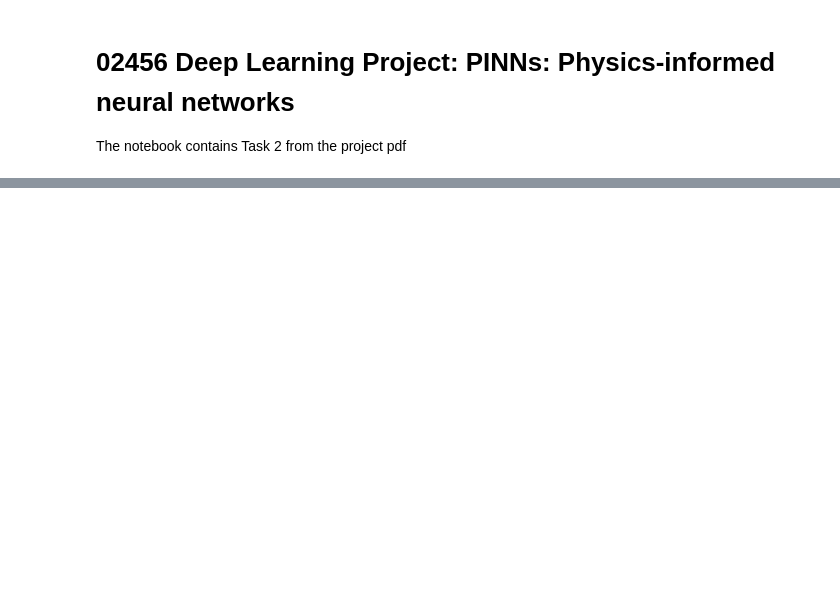
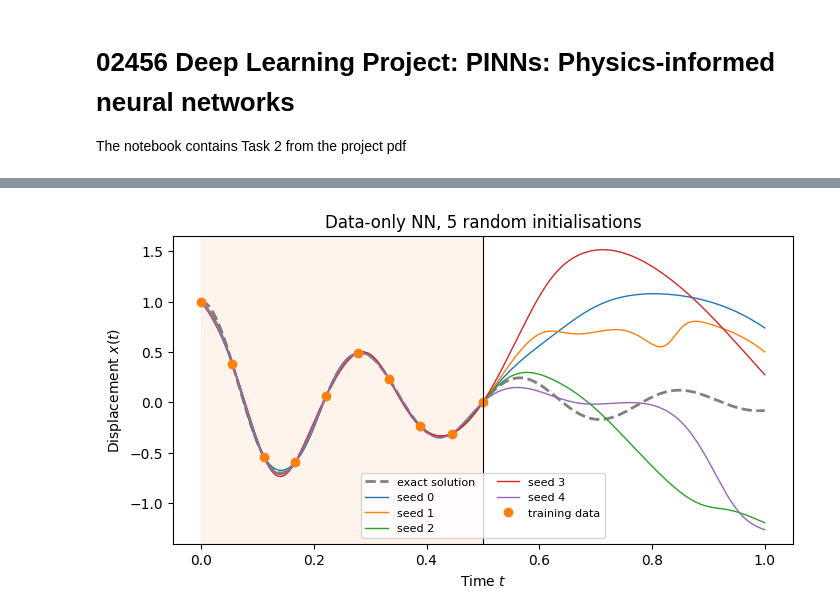
Before and after one commit to mu-10/02456_PINNs, a Jupyter notebook: task2.ipynb, the cells around one changed output, grey strips where cells are left out. Saved outputs shown, nothing was run; the diff lists cells and outputs as text; code cells hidden in the pictures; blank space fills up the shorter version.

```diff
--- a/task2.ipynb
+++ b/task2.ipynb
@@ -20,0 +97,25 @@ ModuleNotFoundError: No module named 'numpy'
+# %%
+def train_data_only(net, num_epochs=20000, lr=1e-3, print_every=2000):
+    optimizer = optim.Adam(net.parameters(), lr=lr) # optimizer and loss function
+    criterion = nn.MSELoss()
+    losses = []
+
+# Train the network
+
+    for epoch in range(num_epochs):
+        optimizer.zero_grad()
+        loss = criterion(net(t_train), x_train)
+        loss.backward()
+        optimizer.step()
+        losses.append(loss.item())
+        if print_every and epoch % print_every == 0:
+            print(f"Epoch {epoch:5d} : Train MSE {losses[-1]:.3e}")
+    return losses
+
+# initialize and train the network
+
+num_hidden = 32
+torch.manual_seed(0)
+net = Net(num_hidden)
+losses = train_data_only(net)
+print(f"Final train MSE {losses[-1]:.3e}")
@@ -20,0 +170,22 @@ ModuleNotFoundError: No module named 'numpy'
+# %%
+plt.figure(figsize=(8, 4))
+plt.plot(t_test, x_exact, color='grey', ls='--', lw=2, label='exact solution') # exact solution as a reference
+
+# train the network with rain the network with
+
+for seed in range(5):
+    torch.manual_seed(seed)
+    net_seed = Net(num_hidden)
+    train_data_only(net_seed, print_every=0)
+    with torch.no_grad():
+        plt.plot(t_test, net_seed(t_eval).numpy().ravel(), lw=1, label=f'seed {seed}')
+plt.plot(t_data, x_data, 'o', color='tab:orange', label='training data')
+plt.axvspan(0, 0.5, color='tab:orange', alpha=0.08)
+plt.axvline(0.5, color='k', lw=0.8)
+plt.xlabel('Time $t$')
+plt.ylabel('Displacement $x(t)$')
+plt.title('Data-only NN, 5 random initialisations')
+plt.legend(ncol=2, fontsize=8)
+plt.show()
+# %% [output]
+[figure, added]
```
Also changed, not shown: parts of 7 cells of this notebook.
